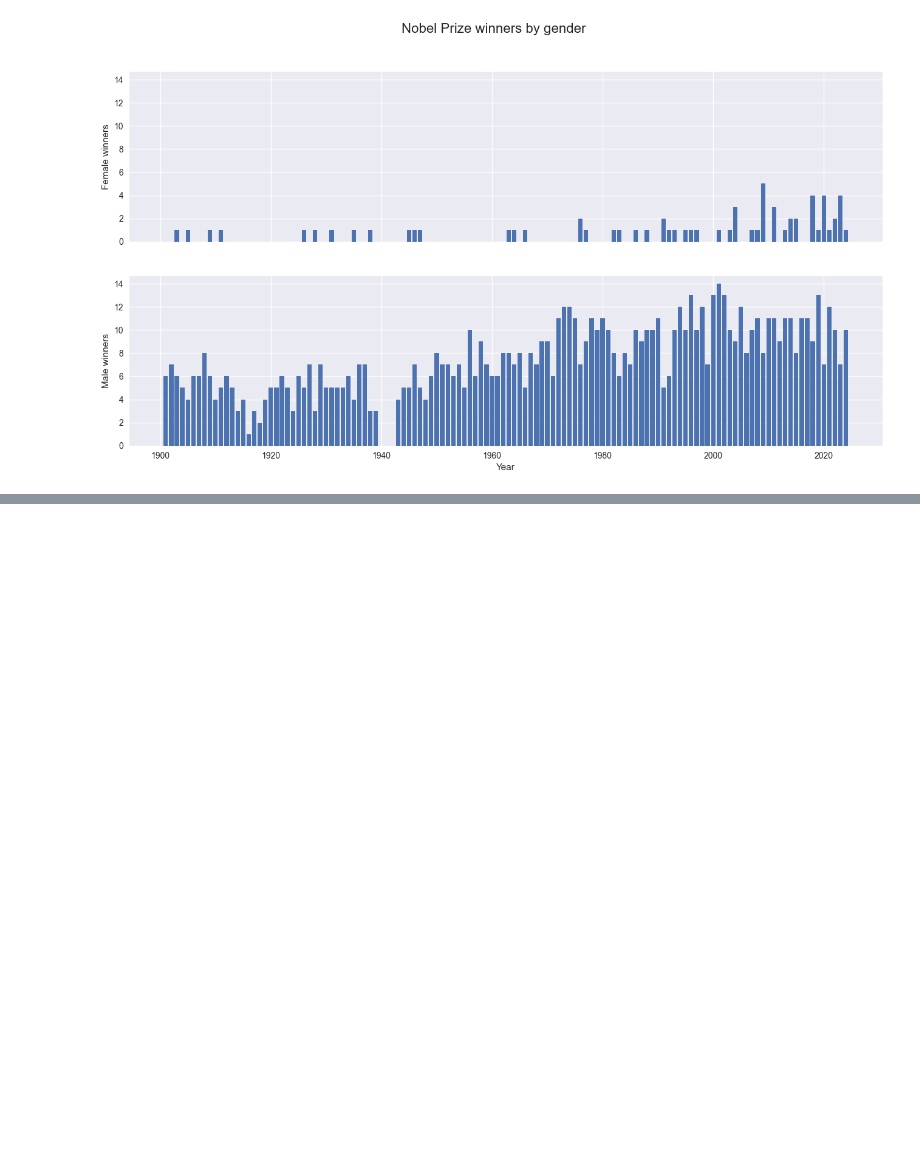
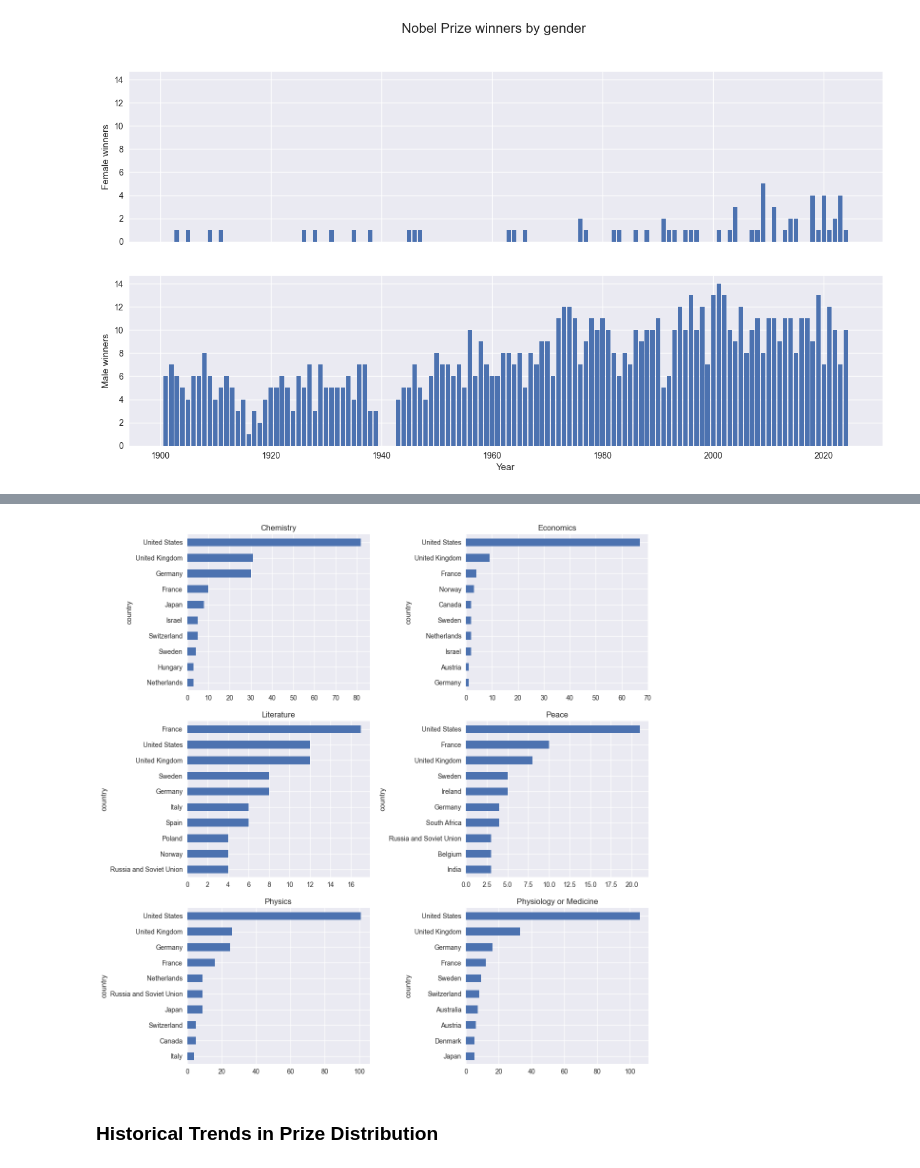
Before and after one commit to MSulSal/nobel-data-exploration, a Jupyter notebook: Nobel Winners Data Exploration.ipynb, the cells around one changed output, grey strips where cells are left out. Saved outputs shown, nothing was run; the diff lists cells and outputs as text; code cells hidden in the pictures; blank space fills up the shorter version.

```diff
--- a/Nobel Winners Data Exploration.ipynb
+++ b/Nobel Winners Data Exploration.ipynb
@@ -176,0 +229,3 @@ Text(0.5, 0, 'Year')
+# %%
+nat_cat_sz = df.groupby(["country", "category"]).size().unstack()
+nat_cat_sz
@@ -176,0 +251,17 @@ Text(0.5, 0, 'Year')
+# %%
+COL_NUM = 2
+ROW_NUM = 3
+
+fig, axes = plt.subplots(ROW_NUM, COL_NUM, figsize=(12,12))
+
+for i, (label, col) in enumerate(nat_cat_sz.items()):
+    ax = axes[i // COL_NUM, i % COL_NUM]
+    col = col.sort_values(ascending=False)[:10].sort_values(ascending=True)
+    col.plot(kind="barh", ax=ax)
+    ax.set_title(label)
+
+plt.tight_layout()
+# %% [output]
+[figure, added]
+# %% [markdown]
+### Historical Trends in Prize Distribution
```
Also changed, not shown: parts of 11 cells of this notebook, 1 other file.
